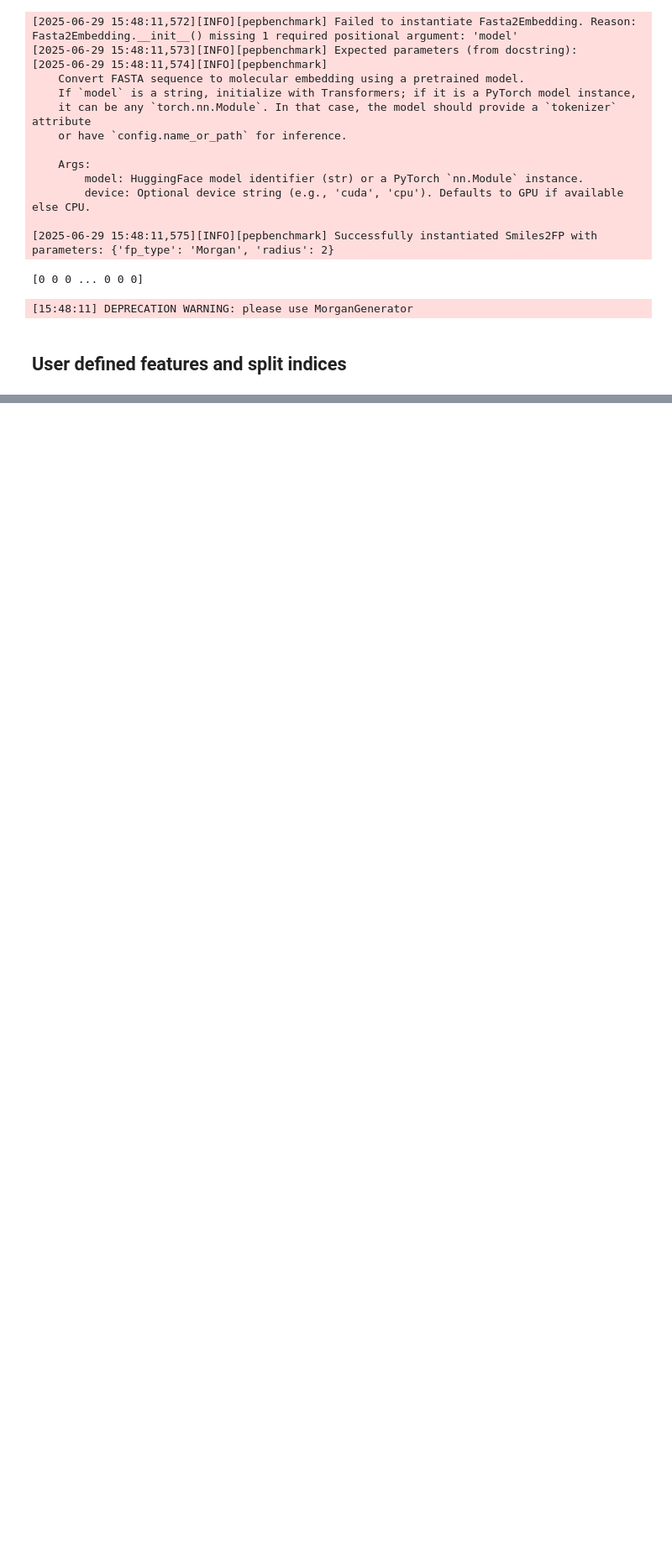
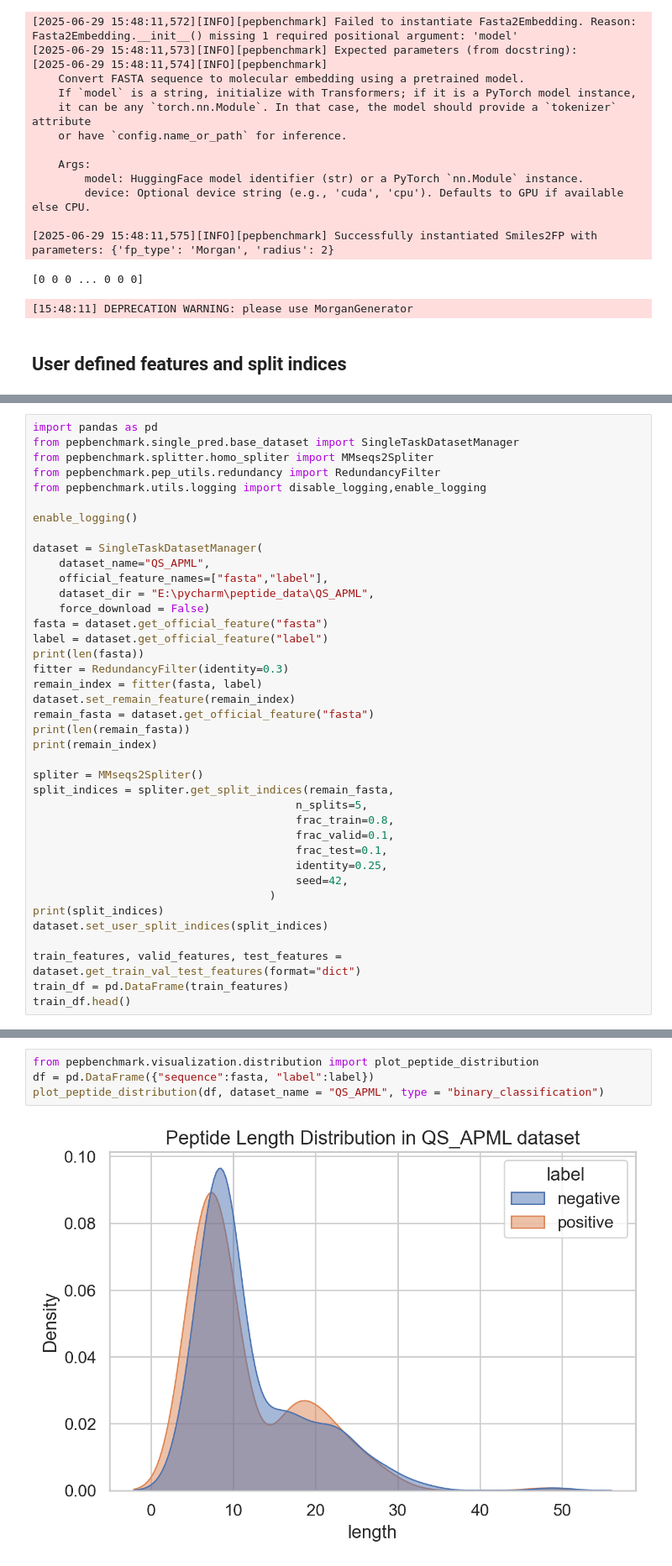
Before and after one commit to ZGCI-AI4S-Pep/PepBenchmark, a Jupyter notebook: notebook/basic.ipynb, the cells around one changed output, grey strips where cells are left out. Shown at 84% size. Drawn from its saved outputs; the diff is of its cells as text; blank space fills up the shorter version.

Commit message:
feat: redundancy filter

```diff
--- a/notebook/basic.ipynb
+++ b/notebook/basic.ipynb
@@ -158,0 +127,39 @@ Target test data size：43, Test: 45
+# %%
+import pandas as pd
+from pepbenchmark.single_pred.base_dataset import SingleTaskDatasetManager
+from pepbenchmark.splitter.homo_spliter import MMseqs2Spliter
+from pepbenchmark.pep_utils.redundancy import RedundancyFilter
+from pepbenchmark.utils.logging import disable_logging,enable_logging
+
+enable_logging()
+
+dataset = SingleTaskDatasetManager(
+    dataset_name="QS_APML",
+    official_feature_names=["fasta","label"],
+    dataset_dir = "E:\pycharm\peptide_data\QS_APML",
+    force_download = False)
+fasta = dataset.get_official_feature("fasta")
+label = dataset.get_official_feature("label")
+print(len(fasta))
+fitter = RedundancyFilter(identity=0.3)
+remain_index = fitter(fasta, label)
+dataset.set_remain_feature(remain_index)
+remain_fasta = dataset.get_official_feature("fasta")
+print(len(remain_fasta))
+print(remain_index)
+
+spliter = MMseqs2Spliter()
+split_indices = spliter.get_split_indices(remain_fasta,
+                                        n_splits=5,
+                                        frac_train=0.8,
+                                        frac_valid=0.1,
+                                        frac_test=0.1,
+                                        identity=0.25,
+                                        seed=42,
+                                    )
+print(split_indices)
+dataset.set_user_split_indices(split_indices)
+
+train_features, valid_features, test_features = dataset.get_train_val_test_features(format="dict")
+train_df = pd.DataFrame(train_features)
+train_df.head()
@@ -158,0 +200,6 @@ Target test data size：43, Test: 45
+# %%
+from pepbenchmark.visualization.distribution import plot_peptide_distribution
+df = pd.DataFrame({"sequence":fasta, "label":label})
+plot_peptide_distribution(df, dataset_name = "QS_APML", type = "binary_classification")
+# %% [output]
+[figure, added]
```
Also changed, not shown: parts of 7 cells of this notebook, 3 other files.
